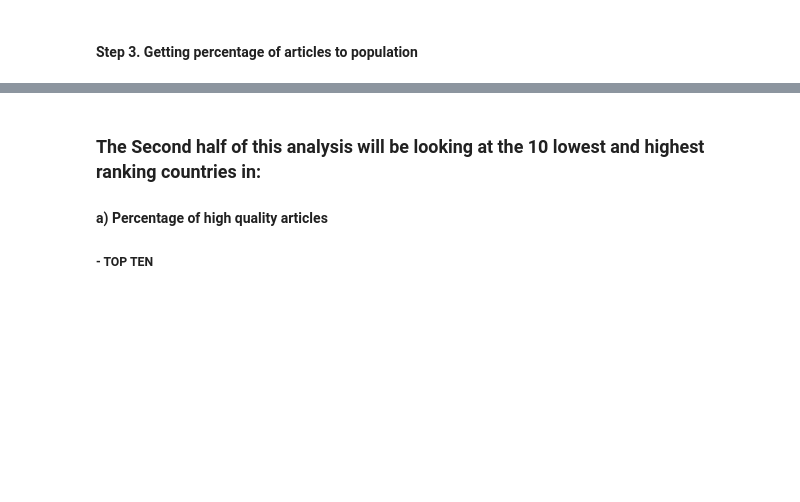
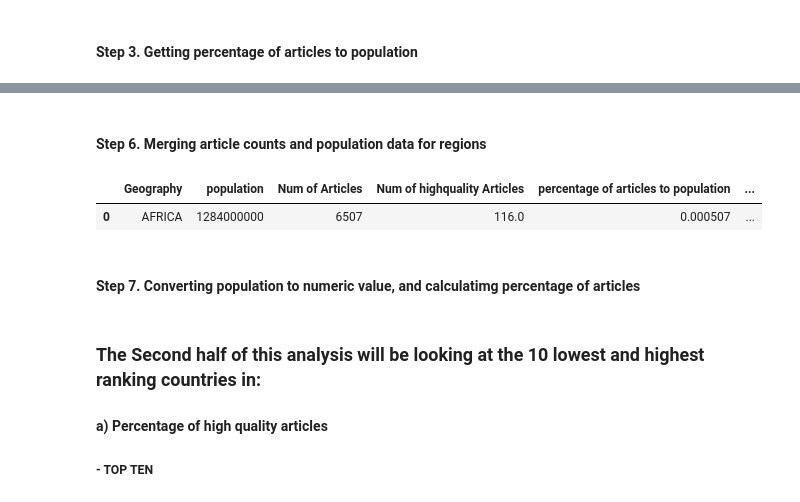
Before and after one commit to apoorva-sh/data-512-a2, a Jupyter notebook: hcds-a2-bias.ipynb, the cells around one changed output, grey strips where cells are left out. Saved outputs shown, nothing was run; the diff lists cells and outputs as text; code cells hidden in the pictures; blank space fills up the shorter version.

```diff
--- a/hcds-a2-bias.ipynb
+++ b/hcds-a2-bias.ipynb
@@ -524,0 +515,5 @@ final_data.head()
+# %%
+#The following code is to simplify the region specific calculations done in Step 4.
+final_data.index.name = 'country'
+final_data.reset_index(inplace=True)
+final_data.head()
@@ -524,0 +530,2 @@ final_data.head()
+# %%
+region_data = pd.read_csv('data/generated_data/cumulative_population.csv')
@@ -524,0 +824,6 @@ final_data.head()
+# %% [markdown]
+#### Step 6. Merging article counts and population data for regions
+# %%
+#Creating data frame for counts
+region_data_article= pd.DataFrame({'Geography': ["AFRICA", "NORTHERN AMERICA", "LATIN AMERICA AND THE CARIBBEAN","ASIA","EUROPE","OCEANIA"], 'Num of Articles': [AFRICA, NA,LA,ASIA,EUROPE,OCEANIA], 'Num of highquality Articles':
+                                  [AFRICA_hq,NA_hq,LA_hq,ASIA_hq,EUROPE_hq,OCEANIA_hq]})
@@ -524,0 +832,7 @@ final_data.head()
+# %%
+region_data.head(1)
+# %% [output]
+|  | Geography | population | Num of Articles | Num of highquality Articles | percentage of articles to population | ... |
+| 0 | AFRICA | 1284000000 | 6507 | 116.0 | 0.000507 | ... |
+# %% [markdown]
+#### Step 7. Converting population to numeric value, and calculatimg percentage of articles
```
Also changed, not shown: parts of 17 cells of this notebook.
